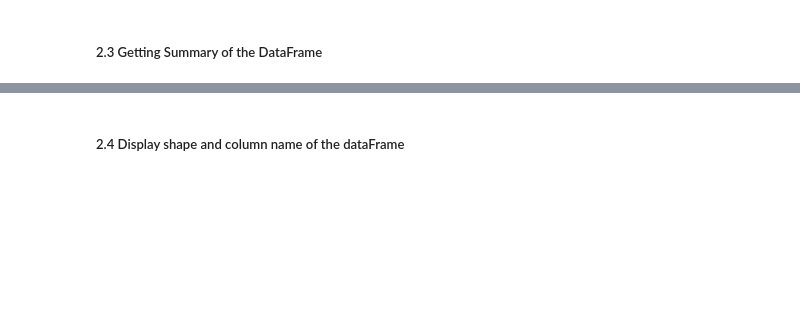
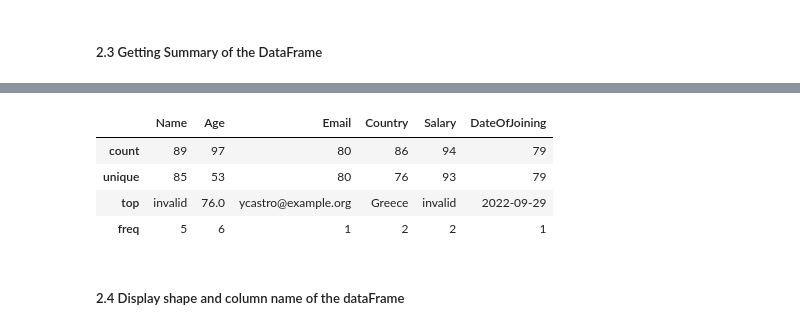
Before and after one commit to Omdena-NIC-Nepal/data-science-assignment-2-urs-santoshh, a Jupyter notebook: assignment.ipynb, the cells around one changed output, grey strips where cells are left out. Cells and saved outputs as stored; diff of their text form; code cells hidden in the pictures; blank space fills up the shorter version.

```diff
--- a/assignment.ipynb
+++ b/assignment.ipynb
@@ -70,3 +137,12 @@ df.describe()
+# %%
+# basic statistics of datatype object
+df.describe(include="object")
+# %% [output]
+|  | Name | Age | Email | Country | Salary | DateOfJoining |
+| count | 89 | 97 | 80 | 86 | 94 | 79 |
+| unique | 85 | 53 | 80 | 76 | 93 | 79 |
+| top | invalid | 76.0 | ycastro@example.org | Greece | invalid | 2022-09-29 |
+| freq | 5 | 6 | 1 | 2 | 2 | 1 |
 # %% [markdown]
 ##### 2.4 Display shape and column name of the dataFrame
 # %%
```
Also changed, not shown: parts of 53 cells of this notebook, 1 other file.
